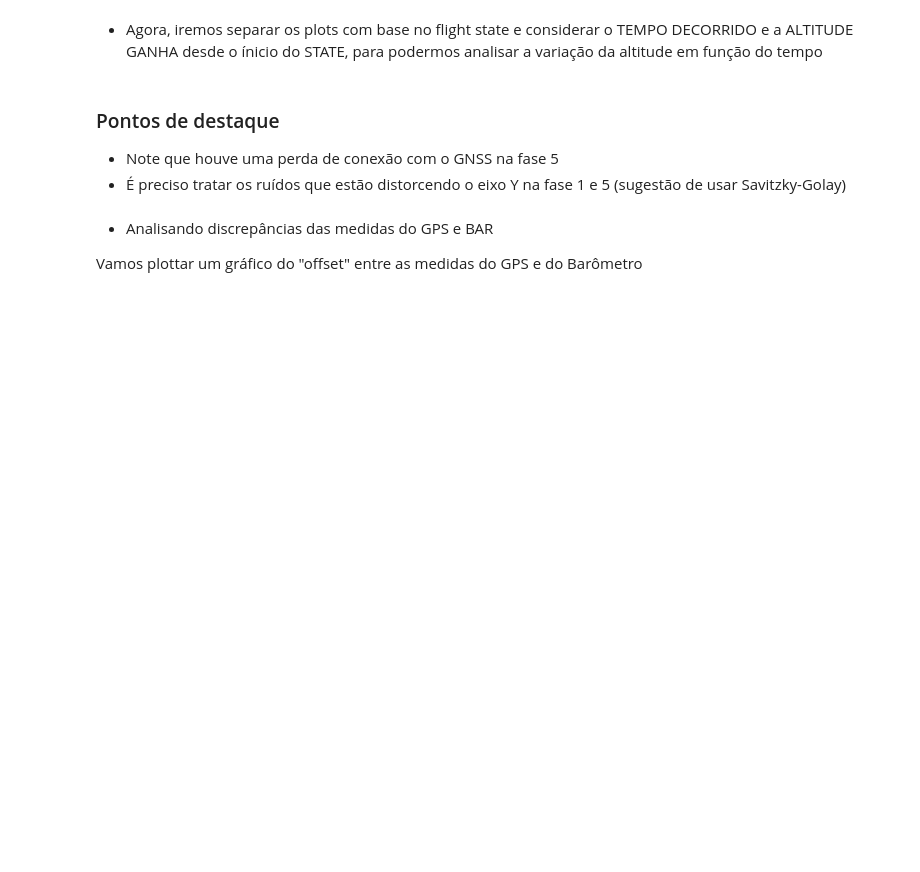
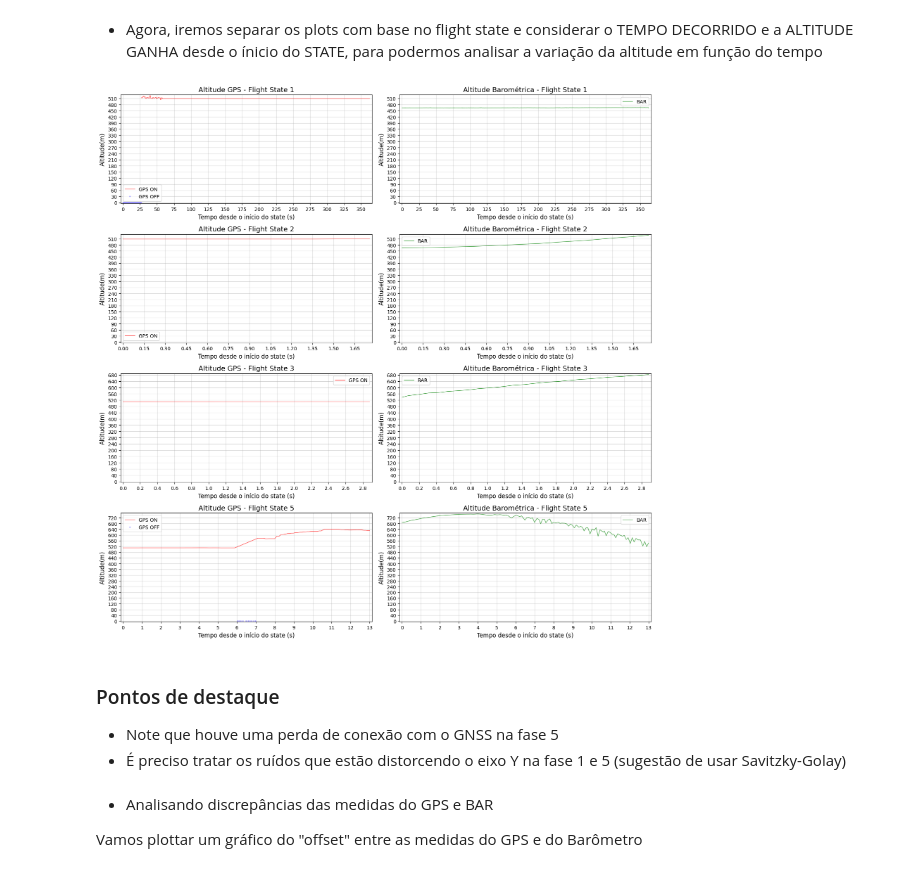
Before and after one commit to EnzoBat17/Analise-de-Dados-NASHIRA---EPTA, a Jupyter notebook: Analise de Dados NASHIRA.ipynb, the cells around one changed output. Saved outputs shown, nothing was run; the diff lists cells and outputs as text; code cells hidden in the pictures; blank space fills up the shorter version.

```diff
--- a/Analise de Dados NASHIRA.ipynb
+++ b/Analise de Dados NASHIRA.ipynb
@@ -119,7 +167,7 @@ for i, state in enumerate(states):
         axes[i,0].plot(df_gps_on_state["time_from_start"], df_gps_on_state["alt_gps"], color ="r", linestyle="-",label ="GPS ON", alpha = 0.7, linewidth = 1)
 
     if len(df_gps_off_state) > 0: #Para os pontos sem sinal de GPS
-        axes[i,0].scatter(df_gps_off_state["time_from_start"], df_gps_off_state["alt_gps"], color ="#9690FF", label="GPS OFF", zorder=1)
+        axes[i,0].plot(df_gps_off_state["time_from_start"], df_gps_off_state["alt_gps"], 's',  color ="#E400E8", label="GPS OFF", markersize=2, alpha= 1)
 
     axes[i,0].set_title(f"Altitude GPS - Flight State {state}", fontsize = 14)
     axes[i,0].set_xlabel('Tempo desde o início do state (s)', fontsize = 12)
@@ -131,33 +179,35 @@ for i, state in enumerate(states):
     time_max = df_state["time_from_start"].max()
     axes[i,0].set_xlim(-0.01*time_max,1.01*time_max) #Coloca um padding nas laterais do gráfico
     axes[i,0].xaxis.set_major_locator(ticker.MaxNLocator(15))
 
     #Ajusta o eixo y
     alt_min = min(df_gps_on_state["alt_gps"].min(), df_gps_on_state["alt_bar"].min())
     alt_max = max(df_gps_on_state["alt_gps"].max(), df_gps_on_state["alt_bar"].max())
     axes[i,0].set_ylim(-0.01*alt_min,1.01*alt_max)
     axes[i,0].yaxis.set_major_locator(ticker.MaxNLocator(20))
 
     #Coluna 2 - BAR
     axes[i,1].plot(df_state["time_from_start"], df_state["alt_bar"], color ="g", linestyle="-",label ="BAR", alpha = 0.7, linewidth = 1)
     axes[i,1].set_title(f"Altitude Barométrica - Flight State {state}", fontsize = 14)
     axes[i,1].set_xlabel('Tempo desde o início do state (s)', fontsize = 12)
     axes[i,1].set_ylabel('Altitude(m)', fontsize = 12)
     axes[i,1].legend()
     axes[i,1].grid(True, alpha=0.5)
 
     #Ajusta o eixo x
     axes[i,1].set_xlim(-0.01*time_max,1.01*time_max)
     axes[i,1].xaxis.set_major_locator(ticker.MaxNLocator(15))
 
     #Ajusta o eixo y
     axes[i,1].set_ylim(-0.01*alt_min,1.01*alt_max)
     axes[i,1].yaxis.set_major_locator(ticker.MaxNLocator(20))
 
 
 plt.grid(True, alpha=0.5)
 plt.tight_layout()
 plt.show()
+# %% [output]
+[figure, added]
 # %% [markdown]
 ### Pontos de destaque
 - Note que houve uma perda de conexão com o GNSS na fase 5
```
Also changed, not shown: parts of 4 cells of this notebook, 1 other file.
